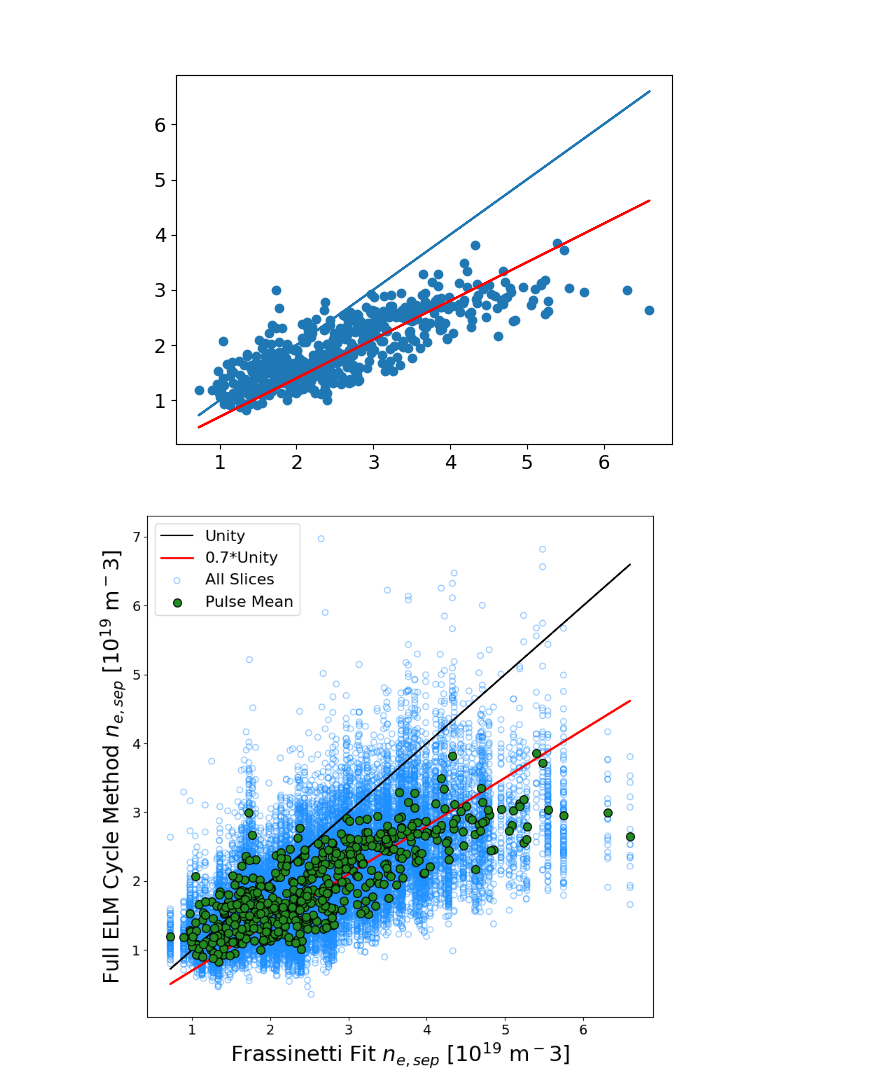
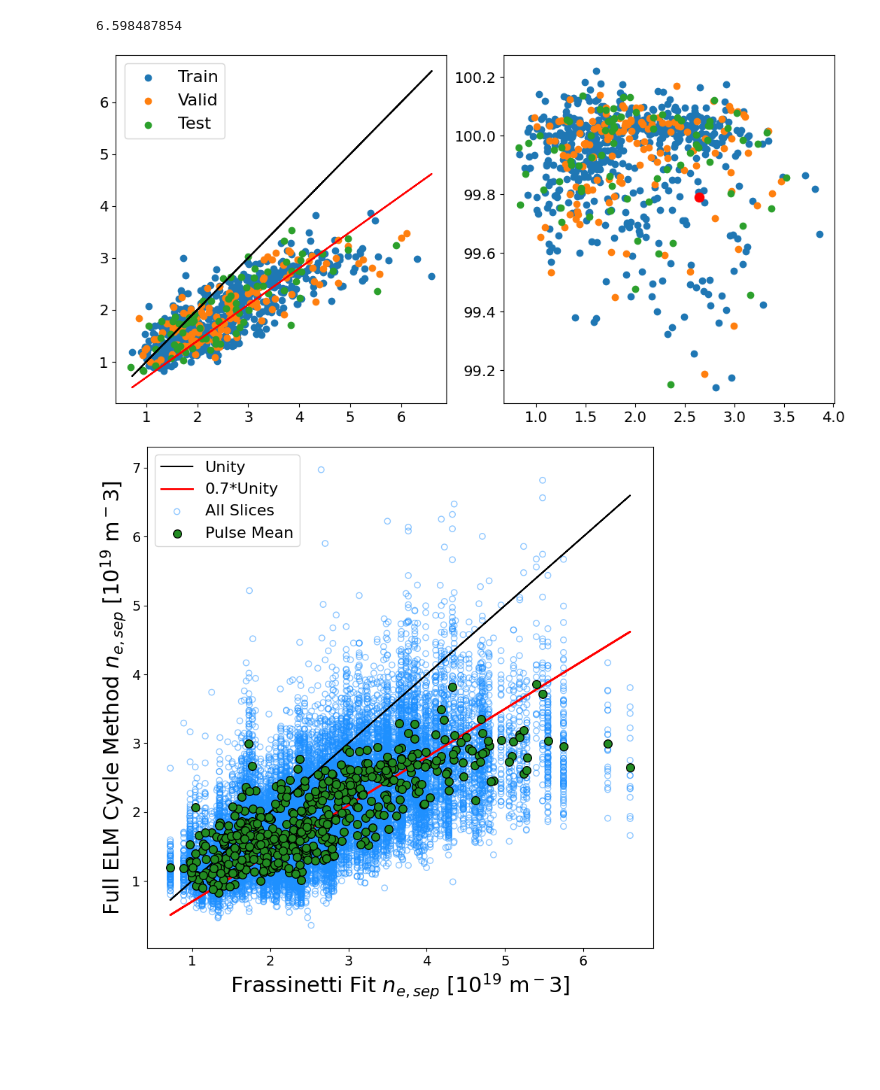
Before and after one commit to fusionby2030/moxie, a Jupyter notebook: experiments/Paper_Docs/nesep_approximation.ipynb, the cells around one changed output. Saved outputs shown, nothing was run; the diff lists cells and outputs as text; code cells hidden in the pictures; blank space fills up the shorter version.

```diff
--- a/experiments/Paper_Docs/nesep_approximation.ipynb
+++ b/experiments/Paper_Docs/nesep_approximation.ipynb
@@ -128,20 +137,34 @@ def calculate_neseps_in_set(set_ids, set_profiles, set_uncerts, set_masks, set_s
 # %%
-train_means_lorenzo, train_by_pulse = calculate_neseps_in_set(train_pulse_idxs, train_X, train_uncert, train_mask, train_pulse_order, JET_PDB)
-val_means_lorenzo, val_by_pulse = calculate_neseps_in_set(val_pulse_idxs, val_X, val_uncert, val_mask, val_pulse_order, JET_PDB)
-test_means_lorenzo, test_by_pulse = calculate_neseps_in_set(test_pulse_idxs, test_X, test_uncert, test_mask, test_pulse_order, JET_PDB)
+train_nesep_means_lorenzo, train_nesep_by_pulse, train_tesep_means_lorenzo, train_tesep_by_pulse = calculate_neseps_in_set(train_pulse_idxs, train_X, train_uncert, train_mask, train_pulse_order, JET_PDB)
+val_nesep_means_lorenzo, val_nesep_by_pulse, val_tesep_means_lorenzo, val_tesep_by_pulse = calculate_neseps_in_set(val_pulse_idxs, val_X, val_uncert, val_mask, val_pulse_order, JET_PDB)
+test_nesep_means_lorenzo, test_nesep_by_pulse, test_tesep_means_lorenzo, test_tesep_by_pulse = calculate_neseps_in_set(test_pulse_idxs, test_X, test_uncert, test_mask, test_pulse_order, JET_PDB)
 
 # sample_profiles, sample_uncerts, sample_masks = train_X[0:10, :, :], train_uncert[0:10, :, :], train_mask[0:10]
 
 # sample_neseps_slices = calculate_nesep_for_pulse(sample_profiles, sample_uncerts, sample_masks, lbound_n = 0, ubound_n = 1e21, lbound_t=0, ubound_t=10000)
 # %%
-fig = plt.figure()
+print(train_nesep_means_lorenzo[1][np.argmax(train_nesep_means_lorenzo[1])])
 
-plt.scatter(train_means_lorenzo[1], 1e-19*train_means_lorenzo[0])
-plt.plot(train_means_lorenzo[1], train_means_lorenzo[1])
-plt.plot(train_means_lorenzo[1], 0.7*train_means_lorenzo[1], color='red')
+fig, axs = plt.subplots(1,2, figsize=(10, 5), constrained_layout=True)
+
+
+axs[0].scatter(train_nesep_means_lorenzo[1], 1e-19*train_nesep_means_lorenzo[0], label='Train')
+axs[0].scatter(val_nesep_means_lorenzo[1], 1e-19*val_nesep_means_lorenzo[0], label='Valid')
+axs[0].scatter(test_nesep_means_lorenzo[1], 1e-19*test_nesep_means_lorenzo[0], label='Test')
+axs[0].plot(train_nesep_means_lorenzo[1], train_nesep_means_lorenzo[1], color='black')
+axs[0].plot(train_nesep_means_lorenzo[1], 0.7*train_nesep_means_lorenzo[1], color='red')
+axs[0].legend()
+
+axs[1].scatter(1e-19*train_nesep_means_lorenzo[0], train_tesep_means_lorenzo, label='Train')
+axs[1].scatter(1e-19*val_nesep_means_lorenzo[0], val_tesep_means_lorenzo, label='Valid')
+axs[1].scatter(1e-19*test_nesep_means_lorenzo[0], test_tesep_means_lorenzo, label='Test')
+axs[1].scatter(1e-19*train_nesep_means_lorenzo[0][np.argmax(train_nesep_means_lorenzo[1])], train_tesep_means_lorenzo[np.argmax(train_nesep_means_lorenzo[1])], s=75, color='red')
+
+
 plt.show()
 # %% [output]
+6.598487854
-[figure, old version]
+[figure, new version]
 # %%
 plt.close('all')
 fig, axs = plt.subplots(1, 1, figsize=(8, 8), constrained_layout=True)
```
Also changed, not shown: parts of 7 cells of this notebook, 8 other files.
